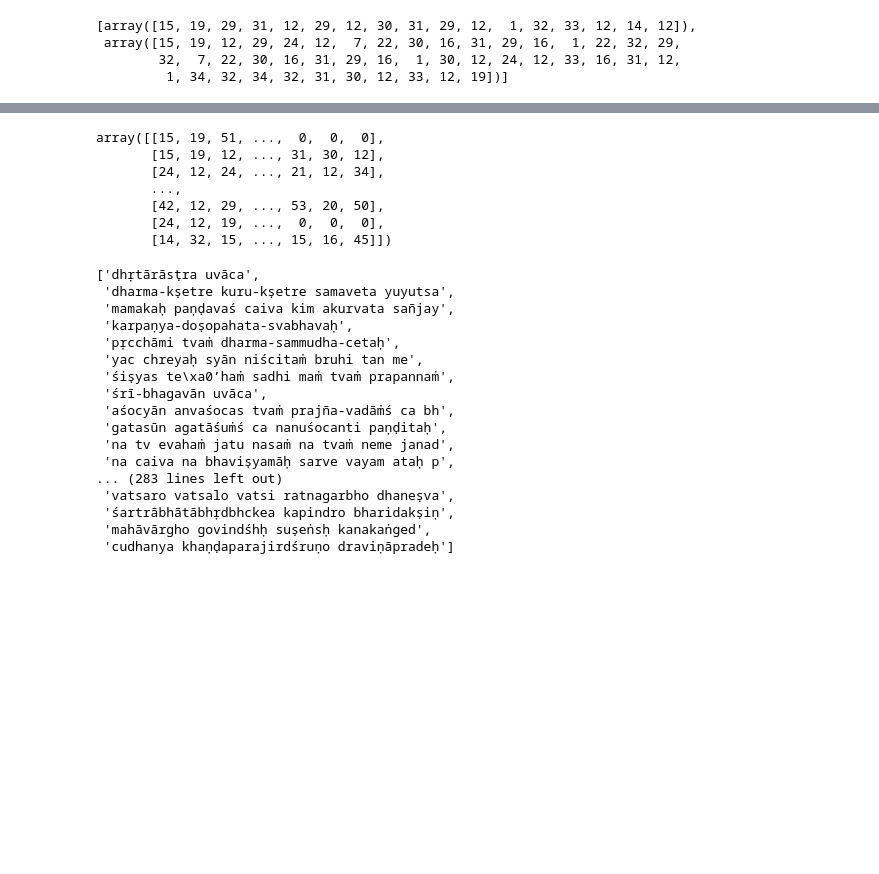
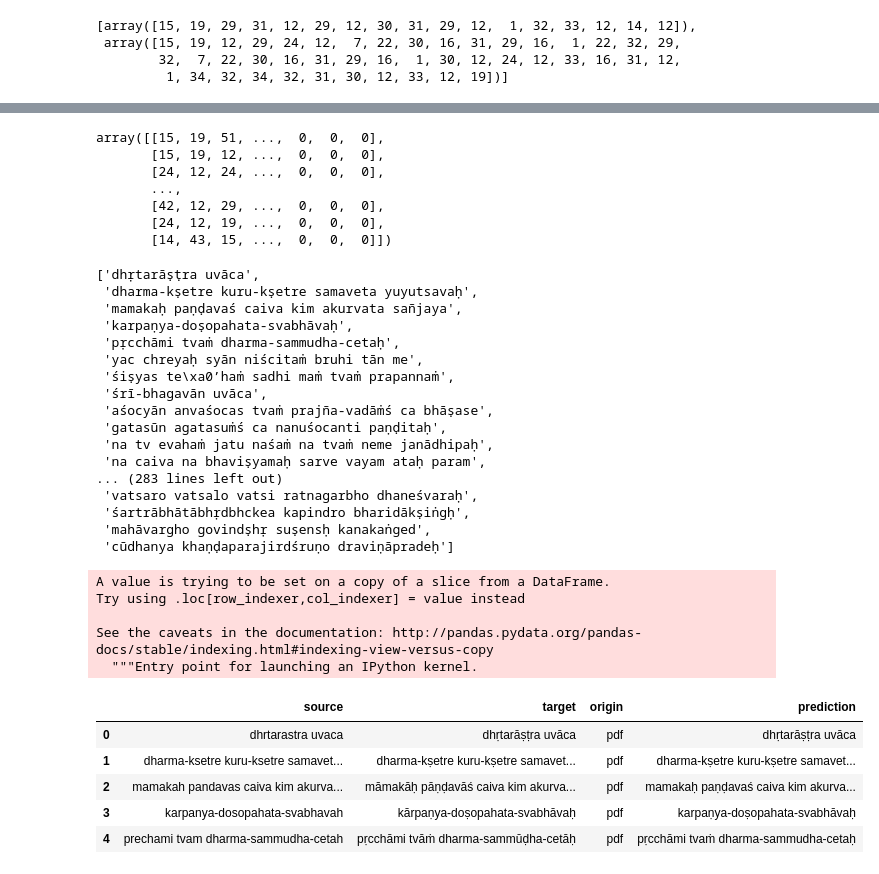
Before and after one commit to rajesh-bhat/bhagavatam, a Jupyter notebook: seq2seq.ipynb, the cells around one changed output, grey strips where cells are left out. Saved outputs shown, nothing was run; the diff lists cells and outputs as text; code cells hidden in the pictures; blank space fills up the shorter version.

Commit message:
50 epochs with increased seq lenght results seems to be good compared to prev

```diff
--- a/seq2seq.ipynb
+++ b/seq2seq.ipynb
@@ -91,3 +91,3 @@ SEQ_LENGTH = int(np.percentile(sorted(string_lengths), 99))
 VOCAB_SIZE = 56
 # %%
-SEQ_LENGTH
+SEQ_LENGTH = 100
@@ -168,6 +170,6 @@ Non-trainable params: 0
 _________________________________________________________________
 None
 # %%
-model.fit(X_train, Y_train, batch_size=256, verbose=1, epochs=20, validation_split=0.05)
+model.fit(X_train, Y_train, batch_size=256, verbose=1, epochs=50, validation_split=0.05)
 # %% [output]
 Train on 45290 samples, validate on 2384 samples
@@ -283,12 +295,12 @@ x_test_pred = model.predict_classes(X_test, verbose=1)
 x_test_pred
 # %% [output]
 array([[15, 19, 51, ...,  0,  0,  0],
-       [15, 19, 12, ..., 31, 30, 12],
-       [24, 12, 24, ..., 21, 12, 34],
+       [15, 19, 12, ...,  0,  0,  0],
+       [24, 12, 24, ...,  0,  0,  0],
        ...,
-       [42, 12, 29, ..., 53, 20, 50],
+       [42, 12, 29, ...,  0,  0,  0],
        [24, 12, 19, ...,  0,  0,  0],
-       [14, 32, 15, ..., 15, 16, 45]])
+       [14, 43, 15, ...,  0,  0,  0]])
 # %%
 test_prediction_string =[]
 for row in x_test_pred:
@@ -296,20 +308,37 @@ for row in x_test_pred:
 # %%
 test_prediction_string
 # %% [output]
-['dhṛtārāsṭra uvāca',
- 'dharma-kṣetre kuru-kṣetre samaveta yuyutsa',
- 'mamakaḥ paṇḍavaś caiva kim akurvata sañjay',
- 'karpaṇya-doṣopahata-svabhavaḥ',
+['dhṛtarāṣṭra uvāca',
+ 'dharma-kṣetre kuru-kṣetre samaveta yuyutsavaḥ',
+ 'mamakaḥ paṇḍavaś caiva kim akurvata sañjaya',
+ 'karpaṇya-doṣopahata-svabhāvaḥ',
  'pṛcchāmi tvaṁ dharma-sammudha-cetaḥ',
- 'yac chreyaḥ syān niścitaṁ bruhi tan me',
+ 'yac chreyaḥ syān niścitaṁ bruhi tān me',
  'śiṣyas te\xa0’haṁ sadhi maṁ tvaṁ prapannaṁ',
  'śrī-bhagavān uvāca',
- 'aśocyān anvaśocas tvaṁ prajña-vadāṁś ca bh',
- 'gatasūn agatāśuṁś ca nanuśocanti paṇḍitaḥ',
- 'na tv evahaṁ jatu nasaṁ na tvaṁ neme janad',
- 'na caiva na bhaviṣyamāḥ sarve vayam ataḥ p',
+ 'aśocyān anvaśocas tvaṁ prajña-vadāṁś ca bhāṣase',
+ 'gatasūn agatasuṁś ca nanuśocanti paṇḍitaḥ',
+ 'na tv evahaṁ jatu naśaṁ na tvaṁ neme janādhipaḥ',
+ 'na caiva na bhaviṣyamaḥ sarve vayam ataḥ param',
 ... (283 lines left out)
- 'vatsaro vatsalo vatsi ratnagarbho dhaneṣva',
- 'śartrābhātābhṛdbhckea kapindro bharidakṣiṇ',
- 'mahāvārgho govindśhḥ suṣeṅsḥ kanakaṅged',
- 'cudhanya khaṇḍaparajirdśruṇo draviṇāpradeḥ']
+ 'vatsaro vatsalo vatsi ratnagarbho dhaneśvaraḥ',
+ 'śartrābhātābhṛdbhckea kapindro bharidākṣiṅgḥ',
+ 'mahāvargho govindṣhṛ suṣensḥ kanakaṅged',
+ 'cūdhanya khaṇḍaparajirdśruṇo draviṇāpradeḥ']
+# %%
+filter_testdf['prediction'] = test_prediction_string
+# %% [output]
+A value is trying to be set on a copy of a slice from a DataFrame.
+Try using .loc[row_indexer,col_indexer] = value instead
+
+See the caveats in the documentation: http://pandas.pydata.org/pandas-docs/stable/indexing.html#indexing-view-versus-copy
+  """Entry point for launching an IPython kernel.
+# %%
+filter_testdf.head()
+# %% [output]
+|  | source | target | origin | prediction |
+| 0 | dhrtarastra uvaca | dhṛtarāṣṭra uvāca | pdf | dhṛtarāṣṭra uvāca |
+| 1 | dharma-ksetre kuru-ksetre samavet... | dharma-kṣetre kuru-kṣetre samavet... | pdf | dharma-kṣetre kuru-kṣetre samavet... |
+| 2 | mamakah pandavas caiva kim akurva... | māmakāḥ pāṇḍavāś caiva kim akurva... | pdf | mamakaḥ paṇḍavaś caiva kim akurva... |
+| 3 | karpanya-dosopahata-svabhavah | kārpaṇya-doṣopahata-svabhāvaḥ | pdf | karpaṇya-doṣopahata-svabhāvaḥ |
+| 4 | prechami tvam dharma-sammudha-cetah | pṛcchāmi tvāṁ dharma-sammūḍha-cetāḥ | pdf | pṛcchāmi tvaṁ dharma-sammudha-cetaḥ |
```
Also changed, not shown: parts of 12 cells of this notebook, 1 other file.
